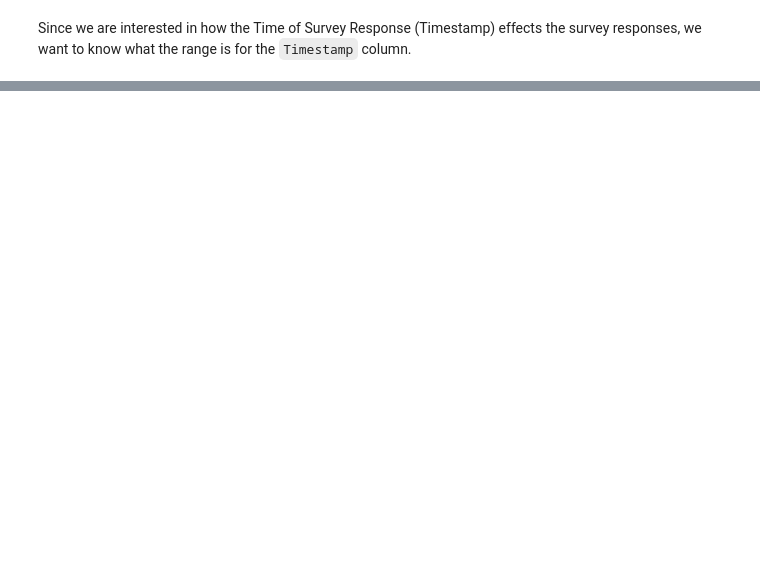
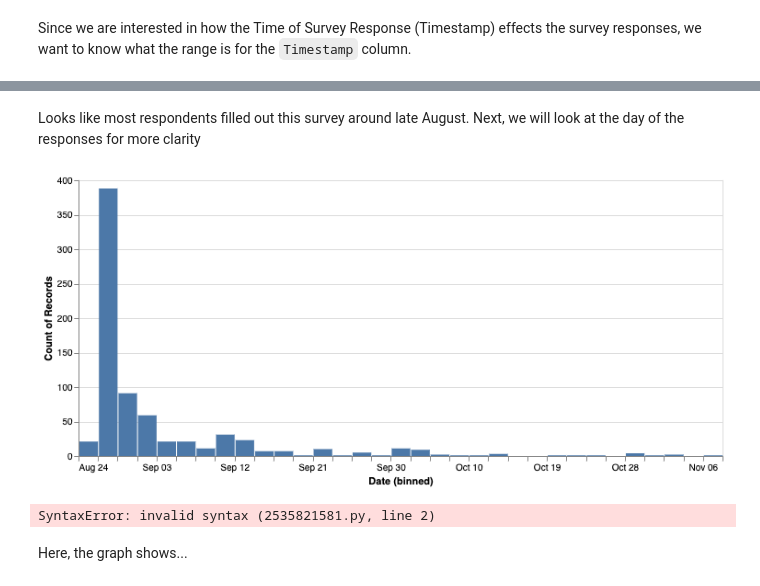
Before and after one commit to ubc-dsci320-2024w2/project-team_fabfour, a Jupyter notebook: analysis/Jessica/analysis4.ipynb, the cells around one changed output, grey strips where cells are left out. Cells and saved outputs as stored; diff of their text form; code cells hidden in the pictures; blank space fills up the shorter version.

```diff
--- a/analysis/Jessica/analysis4.ipynb
+++ b/analysis/Jessica/analysis4.ipynb
@@ -121,0 +171,23 @@ mxmh["Timestamp"].max()
+# %% [markdown]
+Looks like most respondents filled out this survey around late August.
+Next, we will look at the day of the responses for more clarity
+# %%
+alt.Chart(mxmh_clean).mark_bar().encode(
+    alt.X("Date:T", bin=alt.BinParams(maxbins=40)).axis(format='%b %d'),
+    alt.Y("count()")
+).transform_timeunit(
+    month='yearmonthdate(Date)'
+).properties(width=700)
+# %% [output]
+[figure, added]
+# %%
+alt.Chart(mxmh_clean).mark_bar().encode(
+    alt.X("Timestamp:T", bin=alt.BinParams(maxbins=30), scale=alt.Scale(domain=[00:00, 23:59])).axis(format='%H:%M'),
+    alt.Y("count()")
+).transform_timeunit(
+    hour='hoursminutes(Timestamp)'
+).properties(width=700)
+# %% [output]
+SyntaxError: invalid syntax (2535821581.py, line 2)
+# %% [markdown]
+Here, the graph shows...
```
Also changed, not shown: parts of 29 cells of this notebook.
